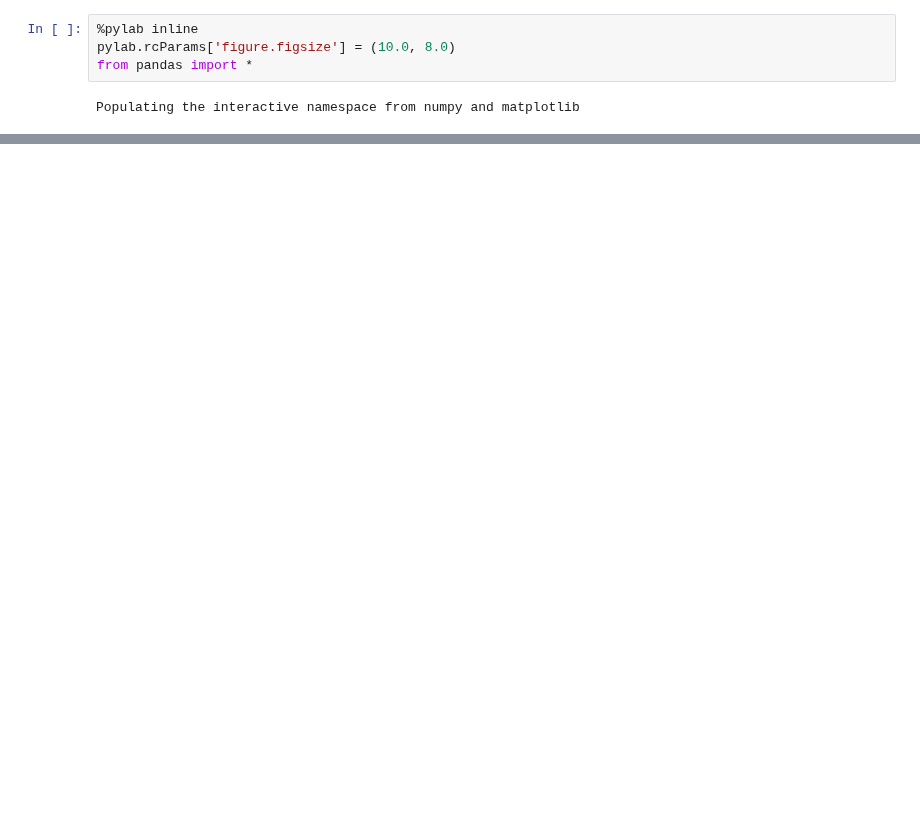
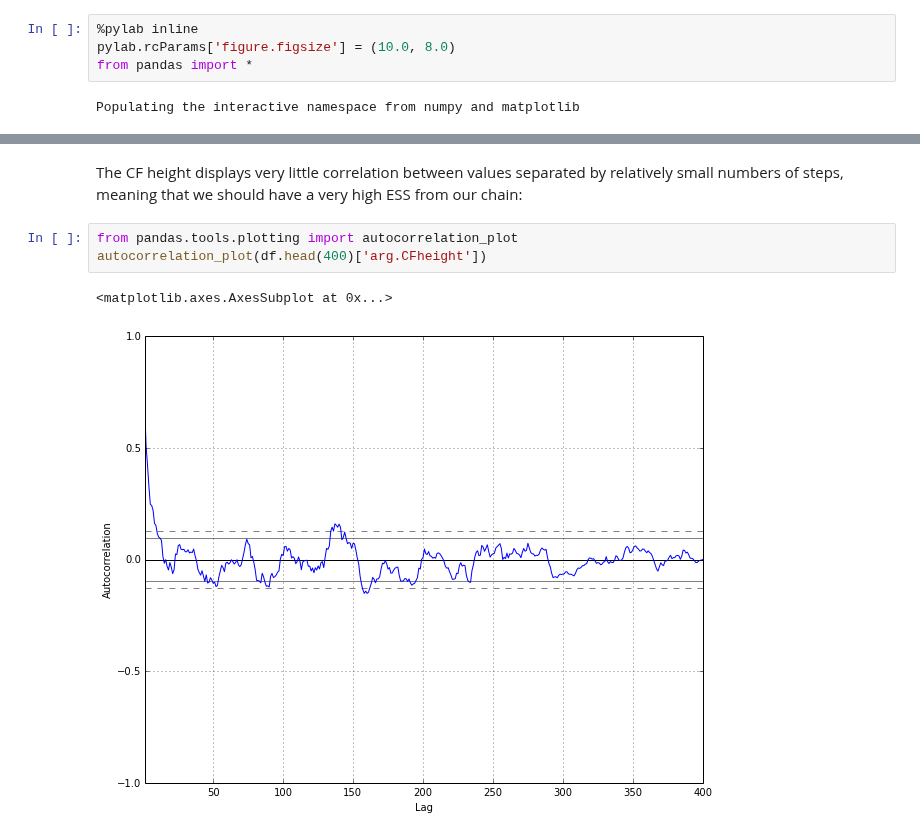
Before and after one commit to tgvaughan/bacter, a Jupyter notebook: examples/Debugging.ipynb, the cells around one changed output, grey strips where cells are left out. Cells and saved outputs as stored; diff of their text form; blank space fills up the shorter version.

```diff
--- a/examples/Debugging.ipynb
+++ b/examples/Debugging.ipynb
@@ -13,3 +46,11 @@ df = read_table('slideHopScaleTest_fixedMap.stats')
+# %% [markdown]
+The CF height displays very little correlation between values separated by relatively small numbers of steps, meaning that we should have a very high ESS from our chain:
+# %%
+from pandas.tools.plotting import autocorrelation_plot
+autocorrelation_plot(df.head(400)['arg.CFheight'])
+# %% [output]
+<matplotlib.axes.AxesSubplot at 0x...>
+[figure, added]
 # %% [markdown]
 The clonal frame height distribution should simply be its distribution under the coalescent with a constant population size of 1. That is
 
```
Also changed, not shown: parts of 25 cells of this notebook, 6 other files.
